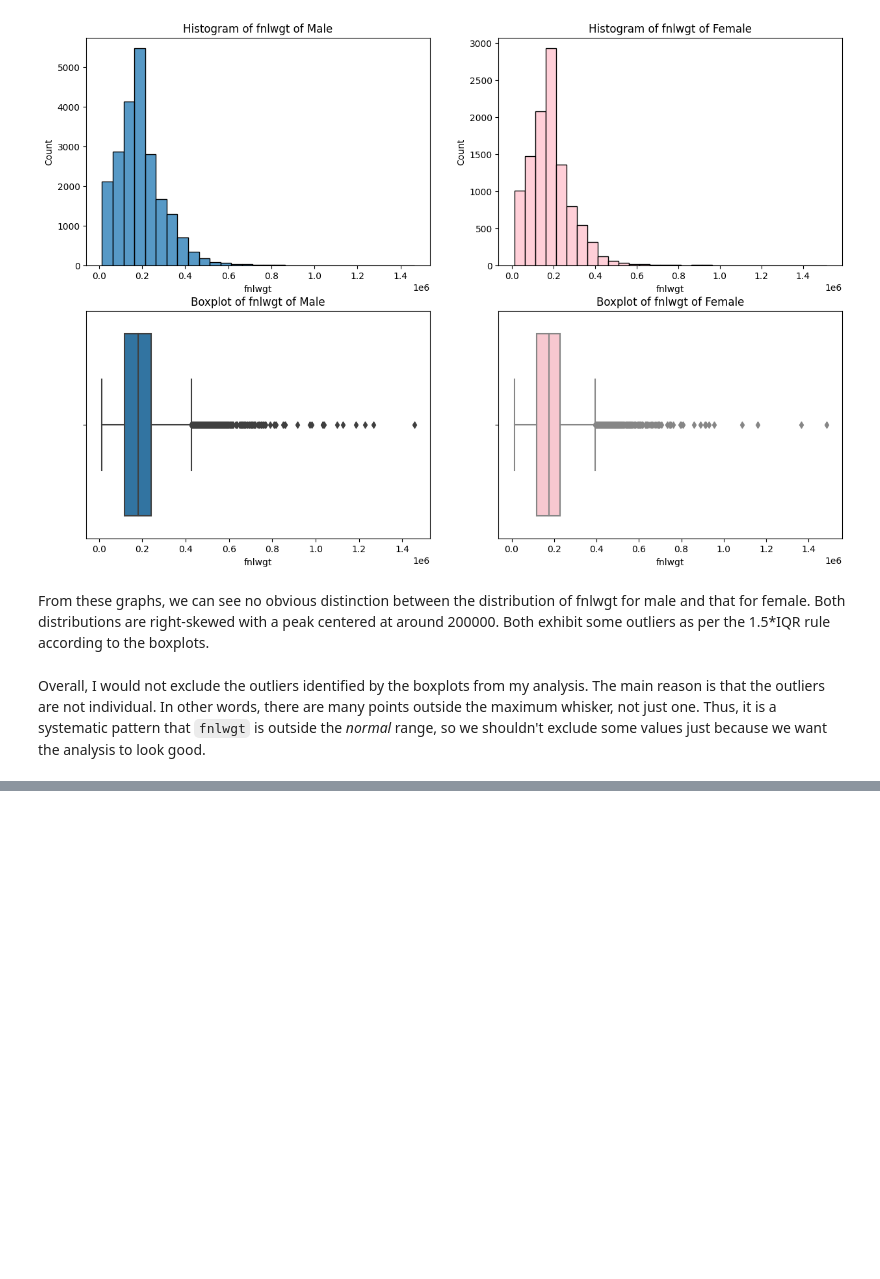
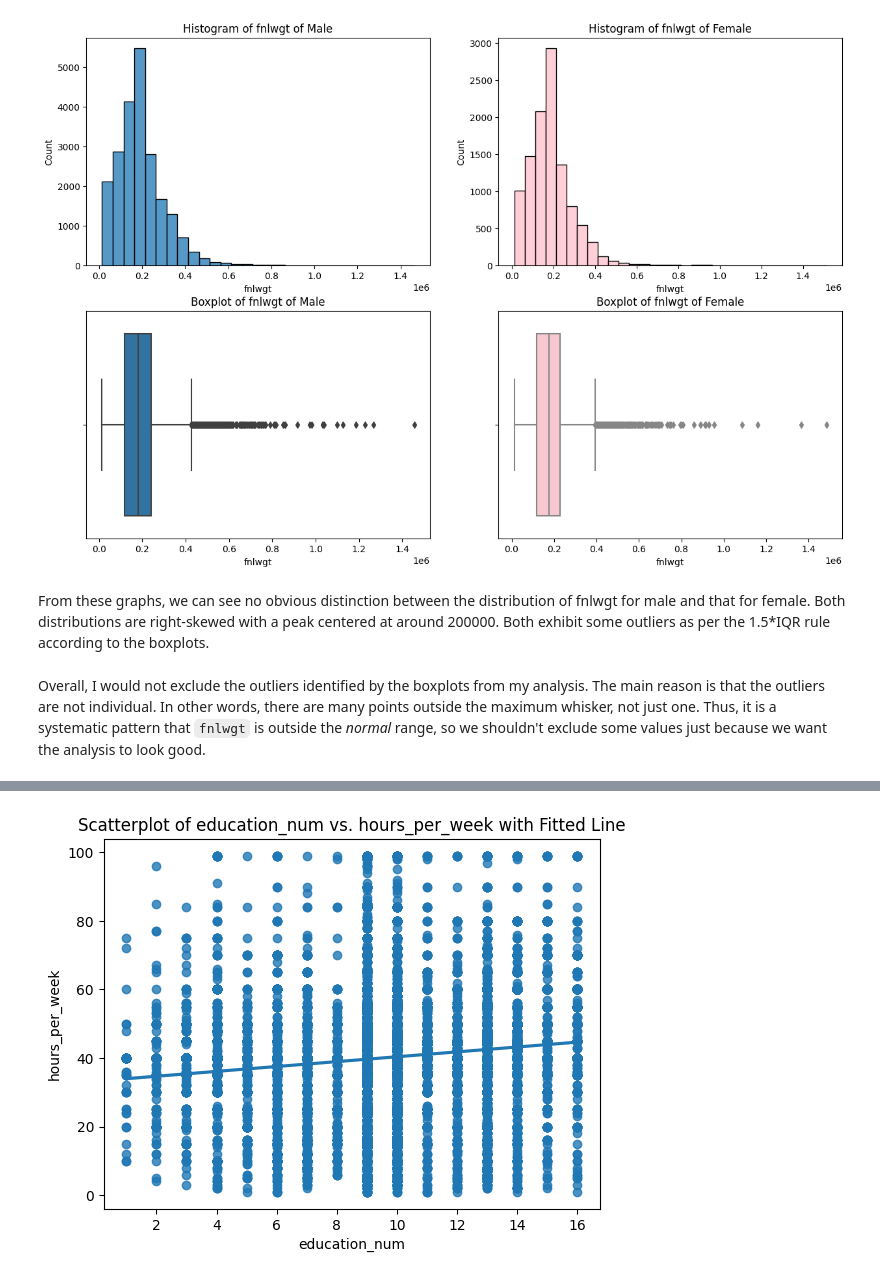
Before and after one commit to BullDF/JSC270_HW2_2022_YMENG, a Jupyter notebook: Assignment2_YMENG.ipynb, the cells around one changed output, grey strips where cells are left out. Saved outputs shown, nothing was run; the diff lists cells and outputs as text; code cells hidden in the pictures; blank space fills up the shorter version.

```diff
--- a/Assignment2_YMENG.ipynb
+++ b/Assignment2_YMENG.ipynb
@@ -233,0 +266,6 @@ Overall, I would not exclude the outliers identified by the boxplots from my ana
+# %%
+sns.regplot(x='education_num', y='hours_per_week', data=corr_df)
+plt.title('Scatterplot of education_num vs. hours_per_week with Fitted Line')
+plt.show()
+# %% [output]
+[figure, added]
```
Also changed, not shown: parts of 23 cells of this notebook.
